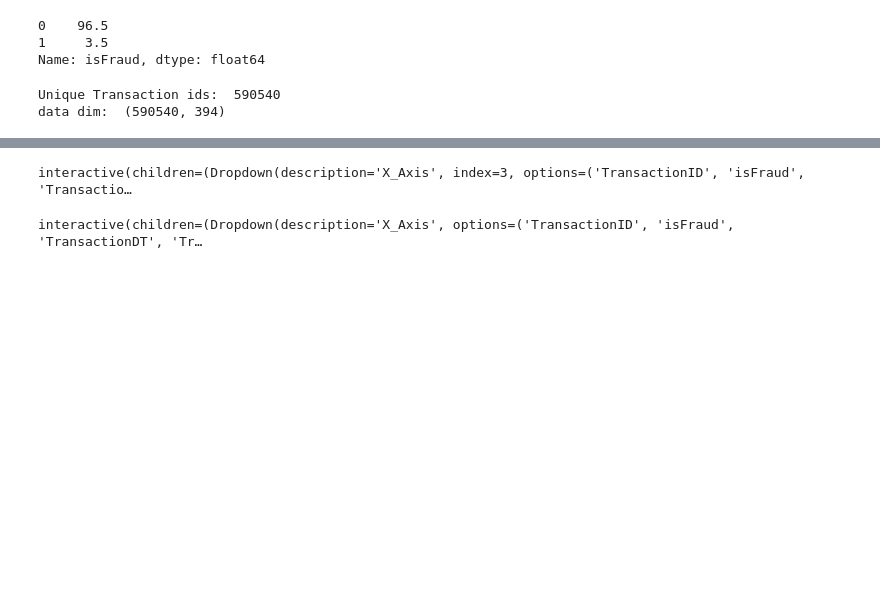
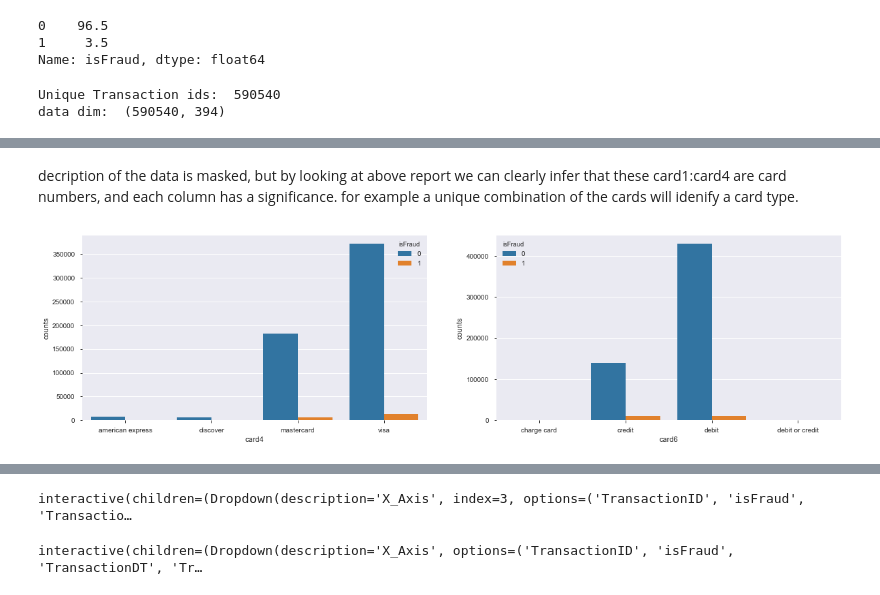
Before and after one commit to mxn170019/Ieee_Fraud-Detection-Kaggle-competition, a Jupyter notebook: ieeeFraud_Detection.ipynb, the cells around one changed output, grey strips where cells are left out. Cells and saved outputs as stored; diff of their text form; code cells hidden in the pictures; blank space fills up the shorter version.

```diff
--- a/ieeeFraud_Detection.ipynb
+++ b/ieeeFraud_Detection.ipynb
@@ -91,7 +98,7 @@ for item in ls:
 !rm *.zip
 # %%
 # Define path to the data directory
-data_dir = Path('/content')
+data_dir = Path('')
 
 train_transaction_dir = data_dir / 'train_transaction.csv'
 train_identity_dir = data_dir / 'train_identity.csv'
@@ -180,0 +143,10 @@ pd.crosstab(train_tran_df['Transaction_hour'],train_tran_df.isFraud).transpose()
+# %%
+#Drop the columns with more than 70% nulls
+df = pd.DataFrame(train_tran_df.isna().sum()/train_tran_df.shape[0]*100,columns= ['null_percent'])
+print(df.head())
+print("*************"+"\n\n")
+df = df[df.null_percent<70]
+final_columns = df.index
+print('#columns in raw data: ',len(train_tran_df.columns))
+print("#columns: ",len(final_columns))
+print(list(final_columns))
@@ -181,3 +166,5 @@ pd.crosstab(train_tran_df['Transaction_hour'],train_tran_df.isFraud).transpose()
+# %%
+train_tran_df = train_tran_df[final_columns]
 # %%
 #EDA Numerical and Categorical columns
 transaction_data_columns = train_tran_df.columns
@@ -189,0 +195,2 @@ The categorical columns in transaction data are:  ['P_emaildomain', 'M6', 'card6
+# %% [markdown]
+decription of the data is masked, but by looking at above report we can clearly infer that these card1:card4 are card numbers, and each column has a significance. for example a unique combination of the cards will idenify a card type.
@@ -189,0 +207,13 @@ The categorical columns in transaction data are:  ['P_emaildomain', 'M6', 'card6
+# %%
+df_card4 = train_tran_df[['card4','isFraud']].groupby(['card4','isFraud']).size().reset_index(name='counts')
+df_card6 = train_tran_df[['card6','isFraud']].groupby(['card6','isFraud']).size().reset_index(name='counts')
+# %%
+%matplotlib inline
+plt.figure(figsize = (20,5))
+plt.subplot(1, 2, 1)
+sns.barplot(x="card4",y = 'counts', hue='isFraud', data=df_card4)
+plt.subplot(1, 2, 2)
+sns.barplot(x="card6",y = 'counts', hue='isFraud', data=df_card6)
+plt.show()
+# %% [output]
+[figure, added]
```
Also changed, not shown: parts of 75 cells of this notebook, 6 other files.
